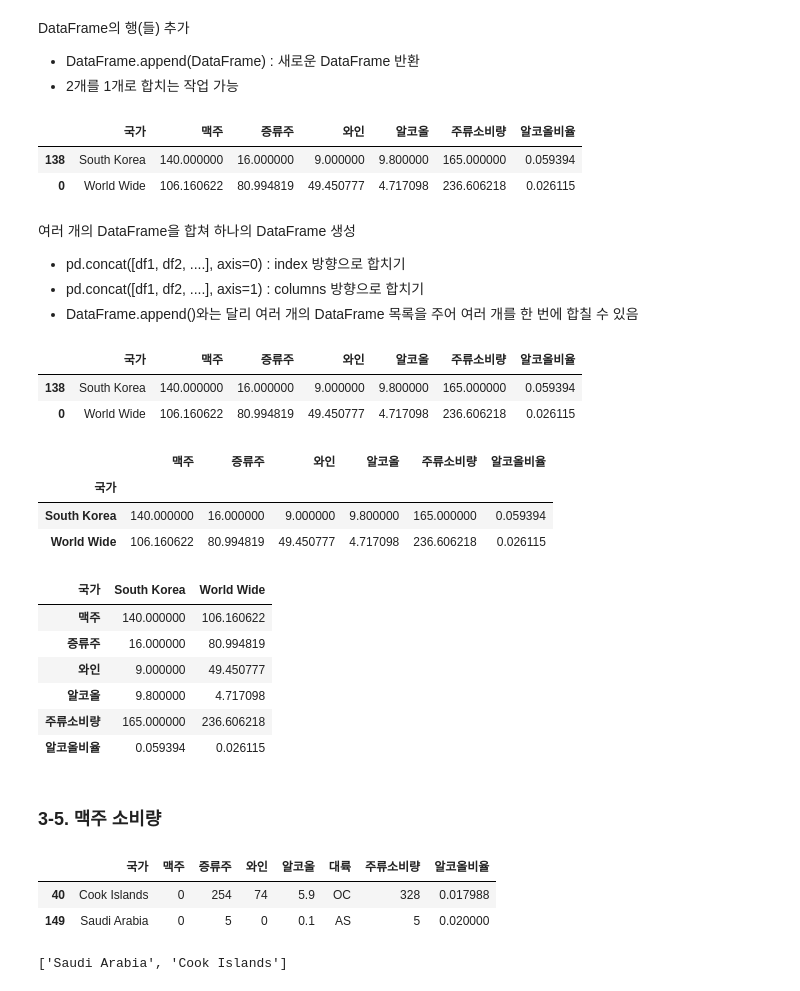
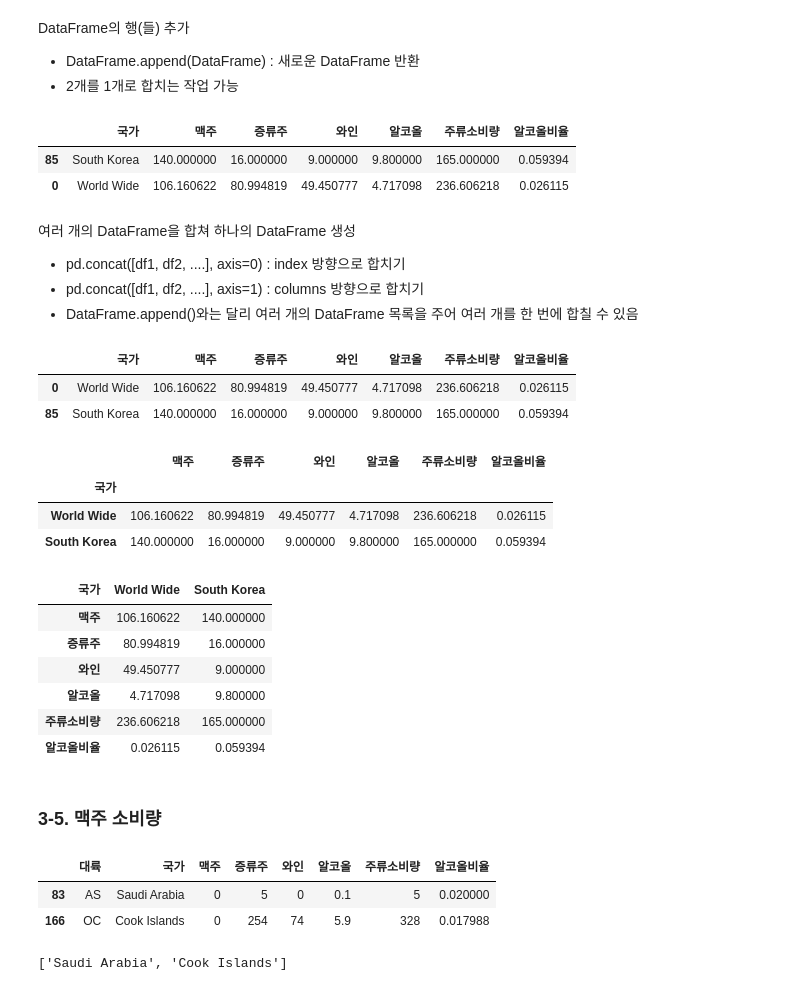
Before and after one commit to choiyun9yu/DataAnalysis, a Jupyter notebook: 빅분기 실기 자료/eduatoz/02. 판다스/[pandas_02]_drinks_LAB.ipynb, the cells around one changed output. Drawn from its saved outputs; the diff is of its cells as text; code cells hidden in the pictures.

```diff
--- a/빅분기 실기 자료/eduatoz/02. 판다스/[pandas_02]_drinks_LAB.ipynb
+++ b/빅분기 실기 자료/eduatoz/02. 판다스/[pandas_02]_drinks_LAB.ipynb
@@ -639,11 +639,11 @@ DataFrame의 행(들) 추가
 - 2개를 1개로 합치는 작업 가능
 # %%
 # [2-43] korea 뒤에 wwT를 추가하여 compT 로 이름 붙입니다
-compT =
+compT = korea.append(wwT)
 compT
 # %% [output]
 |  | 국가 | 맥주 | 증류주 | 와인 | 알코올 | 주류소비량 | 알코올비율 |
-| 138 | South Korea | 140.000000 | 16.000000 | 9.000000 | 9.800000 | 165.000000 | 0.059394 |
+| 85 | South Korea | 140.000000 | 16.000000 | 9.000000 | 9.800000 | 165.000000 | 0.059394 |
 | 0 | World Wide | 106.160622 | 80.994819 | 49.450777 | 4.717098 | 236.606218 | 0.026115 |
 # %%
 # 한국의 맥주 및 알코올 소비량이 전세계 맥주 소비량보다 많은 것을 알 수 있습니다.
@@ -654,39 +654,41 @@ compT
 - DataFrame.append()와는 달리 여러 개의 DataFrame 목록을 주어 여러 개를 한 번에 합칠 수 있음
 # %%
 # [2-44] wwT와 korea 를 합쳐 하나의 DataFrame을 생성하여 df2로 저장합니다.
-df2 =
+df2 = pd.concat([wwT,korea], axis=0)
 df2
 # %% [output]
 |  | 국가 | 맥주 | 증류주 | 와인 | 알코올 | 주류소비량 | 알코올비율 |
-| 138 | South Korea | 140.000000 | 16.000000 | 9.000000 | 9.800000 | 165.000000 | 0.059394 |
 | 0 | World Wide | 106.160622 | 80.994819 | 49.450777 | 4.717098 | 236.606218 | 0.026115 |
+| 85 | South Korea | 140.000000 | 16.000000 | 9.000000 | 9.800000 | 165.000000 | 0.059394 |
 # %%
 # [2-45] df2를 '국가' 컬럼을 index로 설정하여 df3으로 저장합니다
-df3 =
+df3 = df2.set_index('국가')
 df3
 # %% [output]
 |  | 맥주 | 증류주 | 와인 | 알코올 | 주류소비량 | 알코올비율 |
 | 국가 |  |  |  |  |  |  |
+| World Wide | 106.160622 | 80.994819 | 49.450777 | 4.717098 | 236.606218 | 0.026115 |
 | South Korea | 140.000000 | 16.000000 | 9.000000 | 9.800000 | 165.000000 | 0.059394 |
-| World Wide | 106.160622 | 80.994819 | 49.450777 | 4.717098 | 236.606218 | 0.026115 |
 # %%
 # [2-46] df3의 행,열을 전환하여 출력합니다.
+df3.T
 # %% [output]
-| 국가 | South Korea | World Wide |
-| 맥주 | 140.000000 | 106.160622 |
-| 증류주 | 16.000000 | 80.994819 |
-| 와인 | 9.000000 | 49.450777 |
-| 알코올 | 9.800000 | 4.717098 |
-| 주류소비량 | 165.000000 | 236.606218 |
-| 알코올비율 | 0.059394 | 0.026115 |
+| 국가 | World Wide | South Korea |
+| 맥주 | 106.160622 | 140.000000 |
+| 증류주 | 80.994819 | 16.000000 |
+| 와인 | 49.450777 | 9.000000 |
+| 알코올 | 4.717098 | 9.800000 |
+| 주류소비량 | 236.606218 | 165.000000 |
+| 알코올비율 | 0.026115 | 0.059394 |
 # %% [markdown]
 ### 3-5. 맥주 소비량
 # %%
 # [2-47] 주류소비량이 있으면서, 맥주를 소비하지 않는 나라의 맥주, 증류주, 와인, 알코올, 대륙 등 모든 정보를 구해 봅니다.
 # indexing 사용
+df.loc[(df['주류소비량']>0) & (df['맥주']==0)]
 # %% [output]
-|  | 국가 | 맥주 | 증류주 | 와인 | 알코올 | 대륙 | 주류소비량 | 알코올비율 |
-| 40 | Cook Islands | 0 | 254 | 74 | 5.9 | OC | 328 | 0.017988 |
-| 149 | Saudi Arabia | 0 | 5 | 0 | 0.1 | AS | 5 | 0.020000 |
+|  | 대륙 | 국가 | 맥주 | 증류주 | 와인 | 알코올 | 주류소비량 | 알코올비율 |
+| 83 | AS | Saudi Arabia | 0 | 5 | 0 | 0.1 | 5 | 0.020000 |
+| 166 | OC | Cook Islands | 0 | 254 | 74 | 5.9 | 328 | 0.017988 |
 # %%
 # [2-48] 주류소비량이 있으면서, 맥주를 소비하지 않는 국가의 국가명 목록을 구해봅니다.
```
Also changed, not shown: parts of 17 cells of this notebook, 3 other files.
